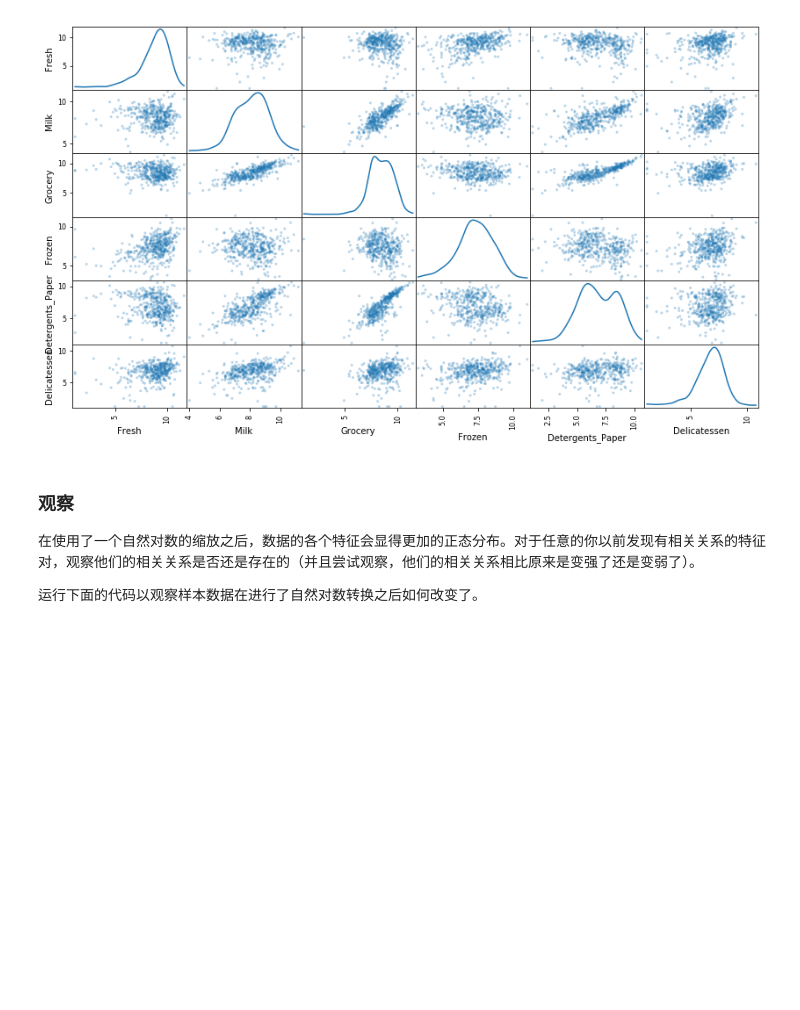
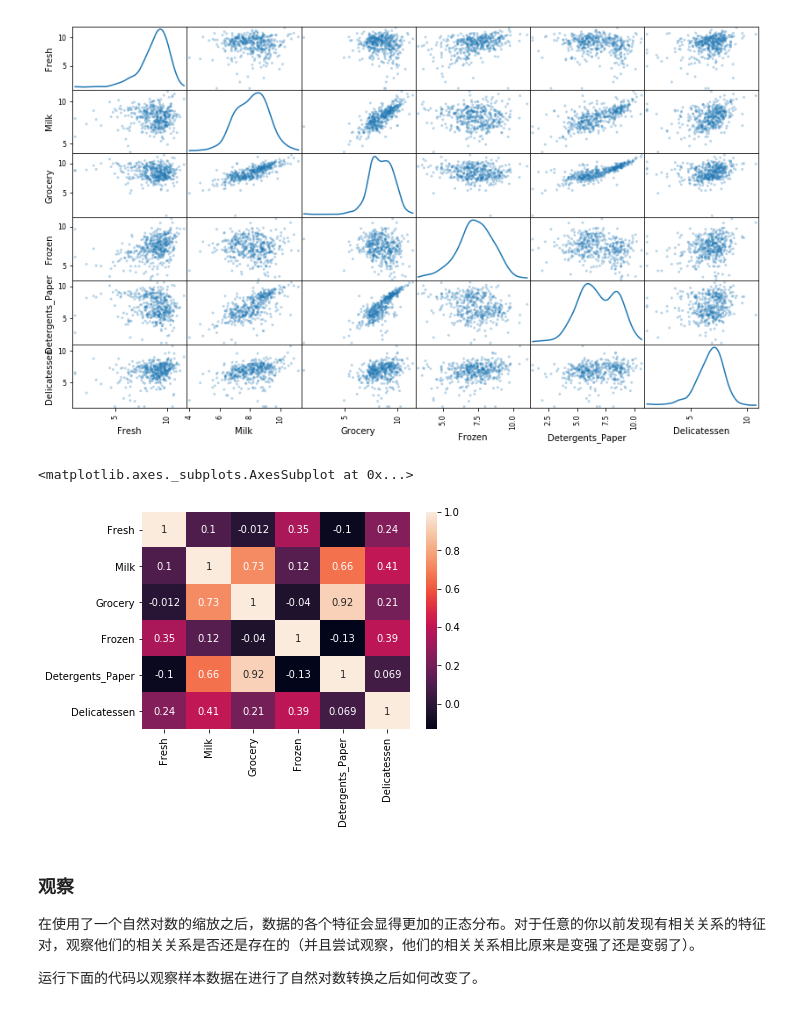
Before and after one commit to agassi4013/MLND_customer_segments, a Jupyter notebook: customer_segments.ipynb, the cells around one changed output. Cells and saved outputs as stored; diff of their text form; code cells hidden in the pictures; blank space fills up the shorter version.

```diff
--- a/customer_segments.ipynb
+++ b/customer_segments.ipynb
@@ -175,6 +182,11 @@ log_samples = np.log(samples)
 pd.plotting.scatter_matrix(log_data, alpha = 0.3, figsize = (14,8), diagonal = 'kde');
 # %% [output]
 [figure]
+# %%
+sns.heatmap(data.corr(), annot=True)
+# %% [output]
+<matplotlib.axes._subplots.AxesSubplot at 0x...>
+[figure, added]
 # %% [markdown]
 ### 观察
 在使用了一个自然对数的缩放之后，数据的各个特征会显得更加的正态分布。对于任意的你以前发现有相关关系的特征对，观察他们的相关关系是否还是存在的（并且尝试观察，他们的相关关系相比原来是变强了还是变弱了）。
```
Also changed, not shown: parts of 1 cell of this notebook, 1 other file.
